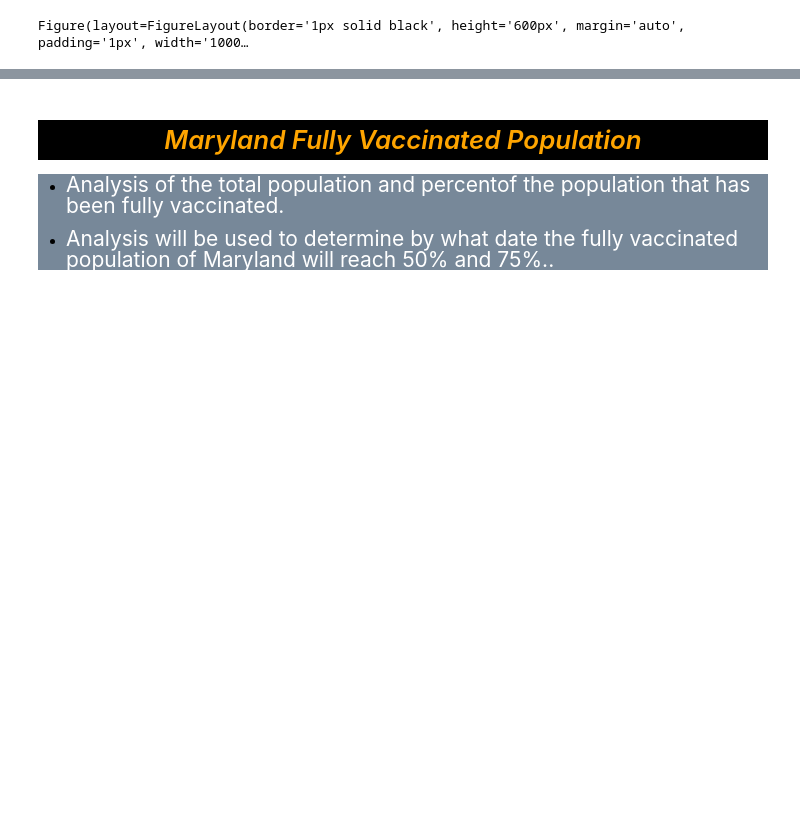
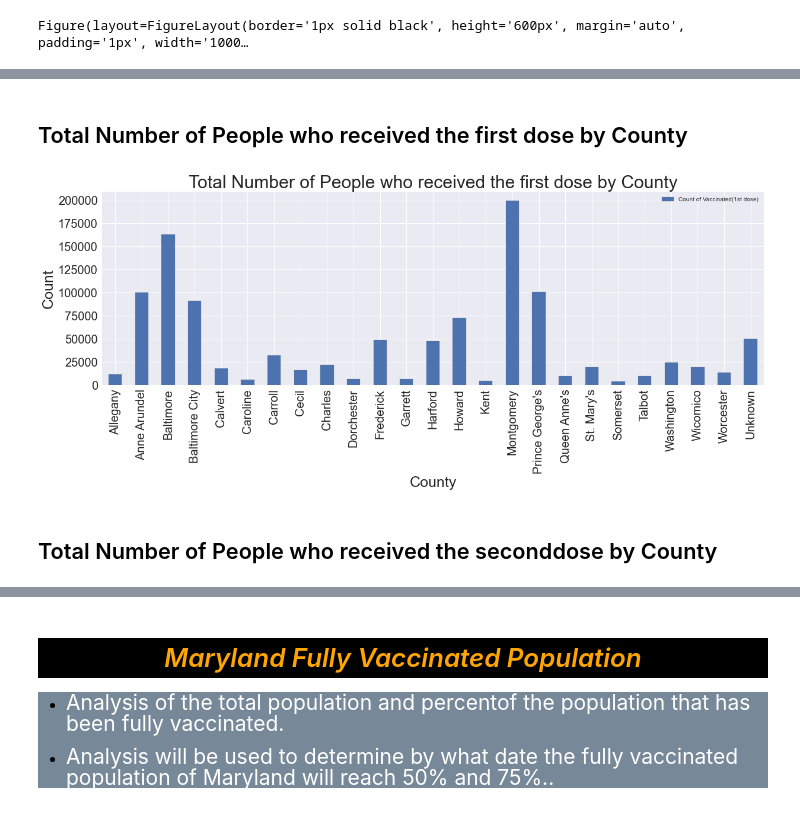
Before and after one commit to ccgrace/maryland_vaccination, a Jupyter notebook: Covid19-Vaccination-Analysis/Vaccionation_in_Maryland_starter.ipynb, the cells around one changed output, grey strips where cells are left out. Saved outputs shown, nothing was run; the diff lists cells and outputs as text; code cells hidden in the pictures; blank space fills up the shorter version.

```diff
--- a/Covid19-Vaccination-Analysis/Vaccionation_in_Maryland_starter.ipynb
+++ b/Covid19-Vaccination-Analysis/Vaccionation_in_Maryland_starter.ipynb
@@ -189,0 +215,5 @@ located at: 209 N 3rd St Oakland MD 21550
+# %%
+vaccination_by_county_path = "../Datasets/vaccination_by_county.csv"
+# %%
+vaccination_by_county =  pd.read_csv(vaccination_by_county_path, encoding = "utf-8")
+vaccination_by_county.head()
@@ -189,0 +227,16 @@ located at: 209 N 3rd St Oakland MD 21550
+# %% [markdown]
+## Total Number of People who received the first dose by County
+# %%
+vaccination_by_county["Count of Vaccinated(1st dose)"] = vaccination_by_county["Count of Vaccinated(1st dose)"].astype('float')
+# %%
+chart_counties = vaccination_by_county.plot.bar(x='County', y="Count of Vaccinated(1st dose)", figsize=(20,6),edgecolor='gray',
+                                               fontsize=20)
+# Formatting Text and limits
+chart_counties.set_title("Total Number of People who received the first dose by County", fontsize=30)
+chart_counties.set_ylabel("Count",fontsize=25)
+chart_counties.set_xlabel("County",fontsize=25)
+plt.savefig("../Output_Data/first_dose_county.png",bbox_inches = 'tight')
+# %% [output]
+[figure, added]
+# %% [markdown]
+## Total Number of People who received the seconddose by County
```
Also changed, not shown: parts of 12 cells of this notebook, 6 other files.
